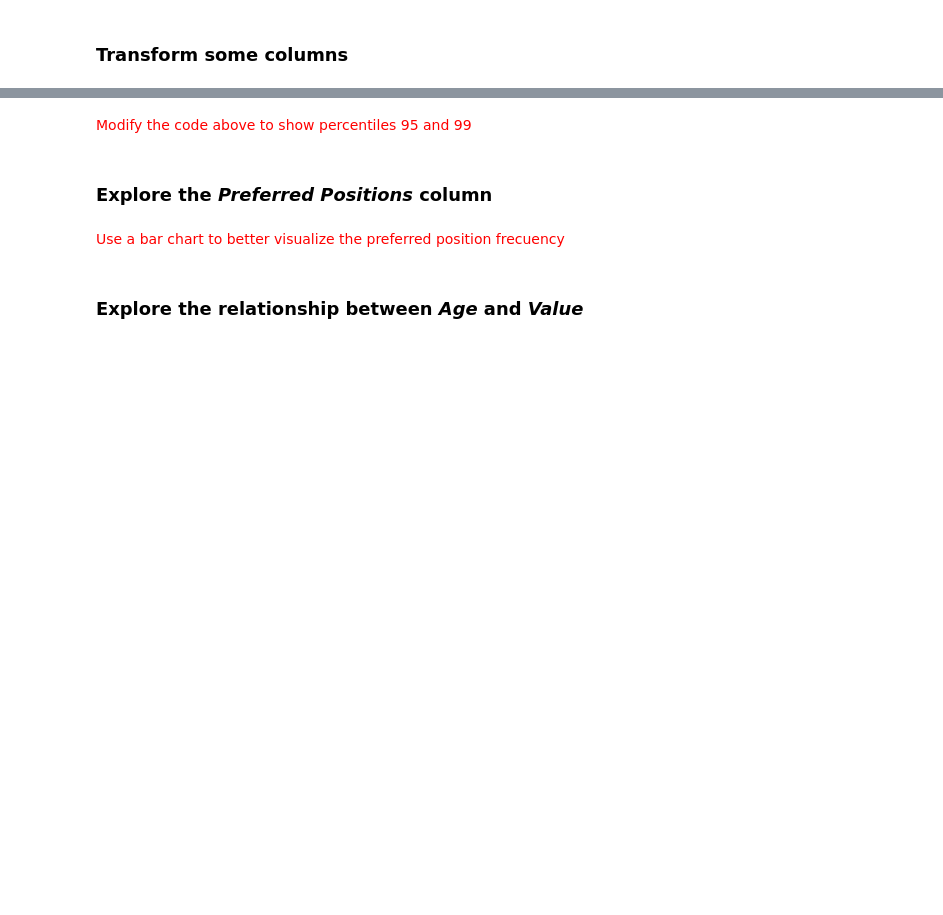
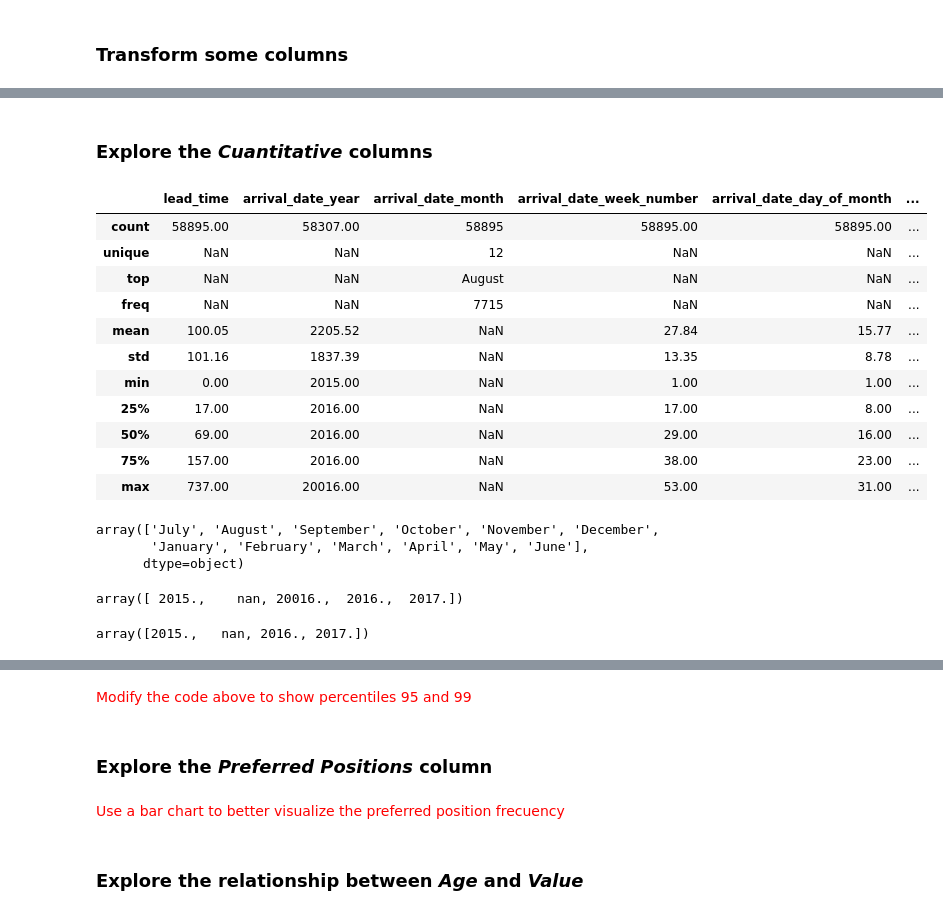
Before and after one commit to LauraRuales/Ciencia-de-datos, a Jupyter notebook: eda.ipynb, the cells around one changed output, grey strips where cells are left out. Cells and saved outputs as stored; diff of their text form; code cells hidden in the pictures; blank space fills up the shorter version.

```diff
--- a/eda.ipynb
+++ b/eda.ipynb
@@ -32,4 +36,4 @@ pd.options.display.float_format = '{:.2f}'.format
 ### Load the data
 # %%
 # Loading the CSV file as a dataframe
-fifa_df = pd.read_csv('./data/fifa.csv')
+reservas = pd.read_csv('./data/hotel_bookings_modified.csv')
@@ -80,3 +129,26 @@ fifa_df.loc[fifa_df['Value'] == max_value]
+# %% [markdown]
+### Explore the *Cuantitative* columns
 # %%
+
 # Getting the main statistics for the Value column
-fifa_df['Value'].describe()
+reservas[['lead_time','arrival_date_year','arrival_date_month','arrival_date_week_number','arrival_date_day_of_month','stays_in_weekend_nights','stays_in_week_nights','adults','children','babies','booking_changes','days_in_waiting_list','required_car_parking_spaces','total_of_special_requests']].describe(include='all')
+# %% [output]
+|  | lead_time | arrival_date_year | arrival_date_month | arrival_date_week_number | arrival_date_day_of_month | ... |
+| count | 58895.00 | 58307.00 | 58895 | 58895.00 | 58895.00 | ... |
+| unique | NaN | NaN | 12 | NaN | NaN | ... |
+| top | NaN | NaN | August | NaN | NaN | ... |
+| freq | NaN | NaN | 7715 | NaN | NaN | ... |
+| mean | 100.05 | 2205.52 | NaN | 27.84 | 15.77 | ... |
+| std | 101.16 | 1837.39 | NaN | 13.35 | 8.78 | ... |
+| min | 0.00 | 2015.00 | NaN | 1.00 | 1.00 | ... |
+| 25% | 17.00 | 2016.00 | NaN | 17.00 | 8.00 | ... |
+| 50% | 69.00 | 2016.00 | NaN | 29.00 | 16.00 | ... |
+| 75% | 157.00 | 2016.00 | NaN | 38.00 | 23.00 | ... |
+| max | 737.00 | 20016.00 | NaN | 53.00 | 31.00 | ... |
+# %%
+## Modificacion mes llegada
+reservas['arrival_date_month'].unique()
+# %% [output]
+array(['July', 'August', 'September', 'October', 'November', 'December',
+       'January', 'February', 'March', 'April', 'May', 'June'],
+      dtype=object)
@@ -82,0 +159,10 @@ fifa_df['Value'].describe()
+# %%
+## Limpieza año llegada
+reservas['arrival_date_year'].unique()
+# %% [output]
+array([ 2015.,    nan, 20016.,  2016.,  2017.])
+# %%
+reservas['arrival_date_year'] = reservas['arrival_date_year'].map(lambda x: 2016 if x == 20016 else x)
+reservas['arrival_date_year'].unique()
+# %% [output]
+array([2015.,   nan, 2016., 2017.])
```
Also changed, not shown: parts of 22 cells of this notebook.
